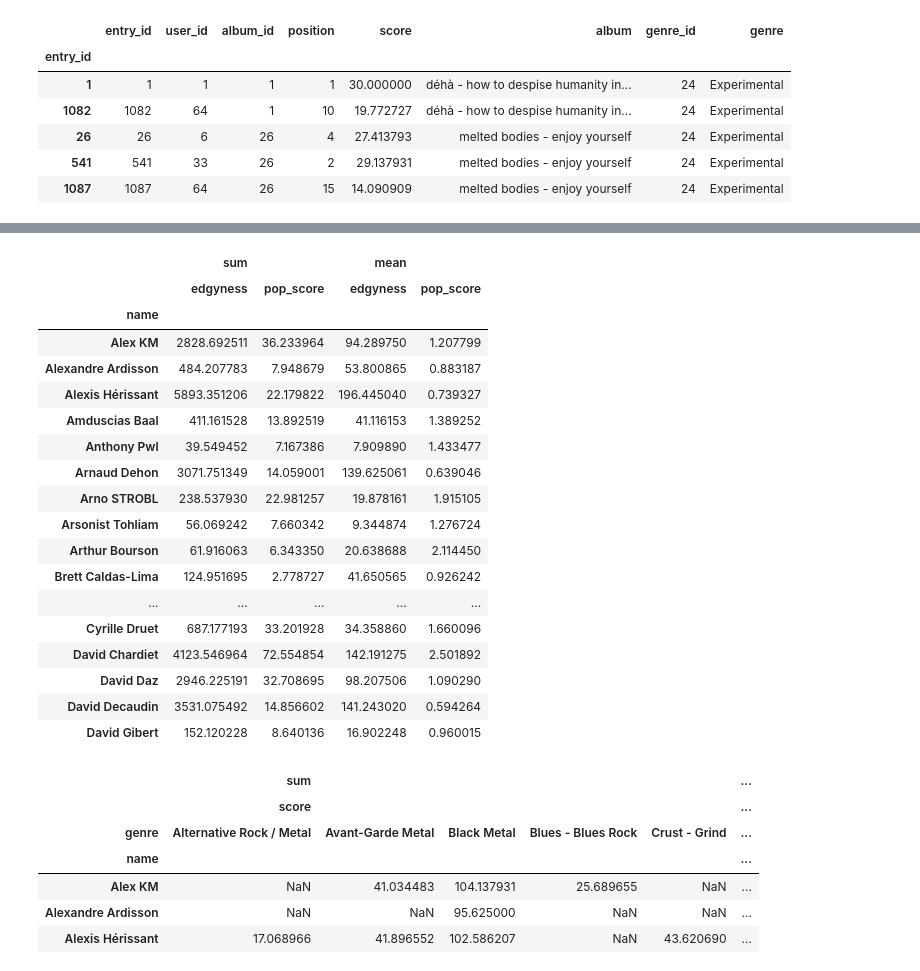
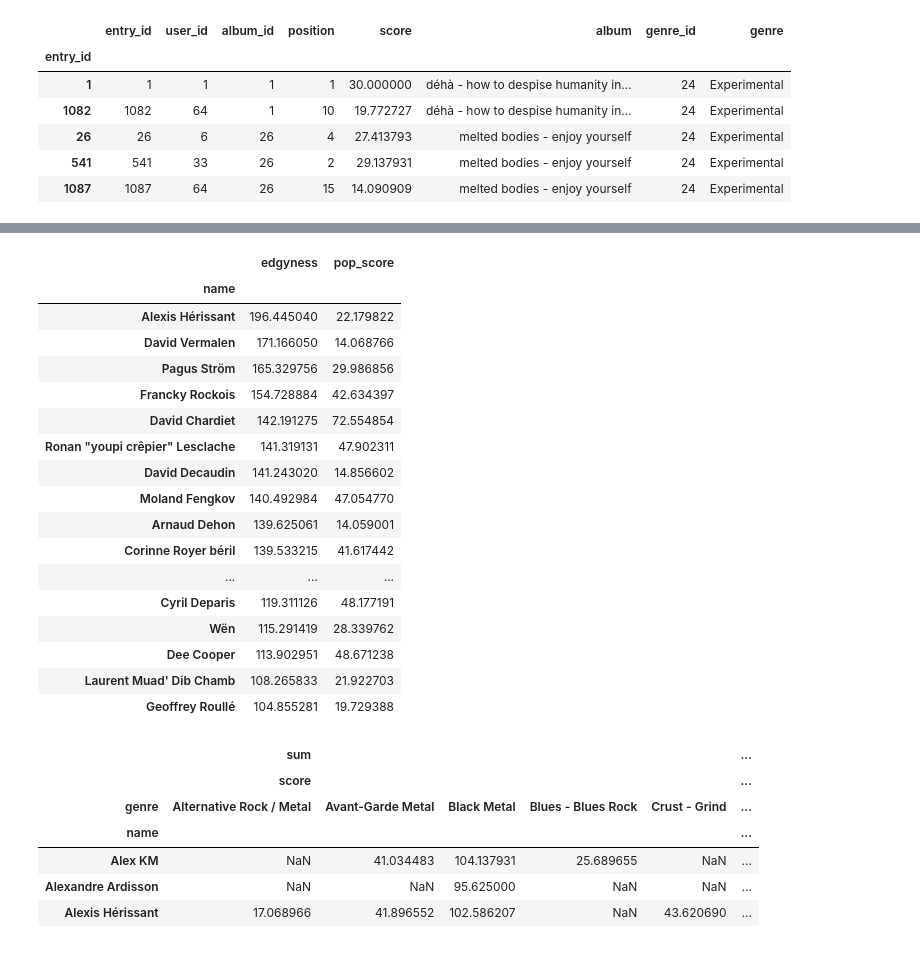
Before and after one commit to plappmachine/riff_top2020, a Jupyter notebook: compute_stats.ipynb, the cells around one changed output, grey strips where cells are left out. Drawn from its saved outputs; the diff is of its cells as text; code cells hidden in the pictures.

```diff
--- a/compute_stats.ipynb
+++ b/compute_stats.ipynb
@@ -115,10 +60,15 @@ entries.head()
 # %%
 def build_album_results(entries):
 
-    album_stats = pd.pivot_table(entries, index = ['genre_id','genre','album_id','album'], values = ['score','position'], aggfunc=['count','sum','mean','min','max'])
+    aggfunc = {
+        'position': ['mean','min','max'],
+        'score': ['count','sum','mean','max','min']
+    }
 
-    album_ranking = album_stats.rank(method='dense',ascending=False)[('sum','score')]
-    album_genre_ranking = album_stats.groupby('genre_id').rank(method='dense',ascending=False)[('sum','score')]
+    album_stats = pd.pivot_table(entries, index = ['genre_id','genre','album_id','album'], values = ['score','position'], aggfunc=aggfunc)
+
+    album_ranking = album_stats.rank(method='dense',ascending=False)[('score','sum')]
+    album_genre_ranking = album_stats.groupby('genre_id').rank(method='dense',ascending=False)[('score','sum')]
 
     album_results = pd.merge(album_stats, album_ranking, left_index=True, right_index=True)
     album_results = pd.merge(album_results, album_genre_ranking, left_index=True, right_index=True)
@@ -225,13 +176,3 @@ full_entries.head()
 | 3 | 1 | Denis Porcin | 3 | jonathan hulten - chants from ano... | 29 | Neofolk - DarkFolk | 4 | 3 | 13.333333 | 43.333333 |
 | 4 | 1 | Denis Porcin | 4 | tomorrow's rain - hollow | 11 | Doom Metal | 4 | 4 | 5.000000 | 32.578370 |
 | 1082 | 64 | Ugo Petropoulos | 1 | déhà - how to despise humanity in... | 24 | Experimental | 23 | 10 | 19.772727 | 49.772727 |
-# %%
-def compute_entry_stats(full_entries):
-
-    full_entries['pop_score'] = full_entries['score'] * full_entries['total_score'] / 1000
-    full_entries['edgyness'] = full_entries['top_size'] / full_entries['pop_score']
-
-    return full_entries
-
-full_entries = compute_entry_stats(full_entries)
-full_entries.head()
@@ -245,0 +179,12 @@ full_entries.head()
+# %%
+def compute_entry_stats(df):
+
+   df['pop_score'] = df['score'] * df['total_score'] / 1000
+   # idea for a future implementation
+   # df['pop_score'] = df['score'] * ( df['total_score'] - df['total_score'].quantile(q=0.666) ) / 1000
+   df['edgyness'] = df['top_size'] / df['pop_score']
+
+   df.sort_values('entry_id', inplace=True)
+
+full_entries = compute_entry_stats(full_entries)
+full_entries.head()
@@ -246,33 +199,39 @@ full_entries.head()
 # %%
 def compute_user_stats(full_entries):
 
     user_genres = pd.pivot_table(full_entries, index=['name'], columns=['genre'], values=['score'], aggfunc=['sum'])
-    user_edgyness = pd.pivot_table(full_entries, index = ['name'], values=['pop_score','edgyness'], aggfunc=['sum','mean'])
+
+    aggfunc = {
+       'pop_score': 'sum',
+       'edgyness': 'mean'
+    }
+    user_edgyness = pd.pivot_table(full_entries, index = ['name'], values=['pop_score','edgyness'], aggfunc=aggfunc)
+
+    user_edgyness.sort_values(('edgyness'), ascending=False, inplace=True)
 
     return user_genres,user_edgyness
 
 user_genres, user_edgyness = compute_user_stats(full_entries)
 user_edgyness.head(20)
 # %% [output]
-|  | sum |  | mean |  |
-|  | edgyness | pop_score | edgyness | pop_score |
-| name |  |  |  |  |
-| Alex KM | 2828.692511 | 36.233964 | 94.289750 | 1.207799 |
-| Alexandre Ardisson | 484.207783 | 7.948679 | 53.800865 | 0.883187 |
-| Alexis Hérissant | 5893.351206 | 22.179822 | 196.445040 | 0.739327 |
-| Amduscias Baal | 411.161528 | 13.892519 | 41.116153 | 1.389252 |
-| Anthony Pwl | 39.549452 | 7.167386 | 7.909890 | 1.433477 |
-| Arnaud Dehon | 3071.751349 | 14.059001 | 139.625061 | 0.639046 |
-| Arno STROBL | 238.537930 | 22.981257 | 19.878161 | 1.915105 |
-| Arsonist Tohliam | 56.069242 | 7.660342 | 9.344874 | 1.276724 |
-| Arthur Bourson | 61.916063 | 6.343350 | 20.638688 | 2.114450 |
-| Brett Caldas-Lima | 124.951695 | 2.778727 | 41.650565 | 0.926242 |
-| ... | ... | ... | ... | ... |
-| Cyrille Druet | 687.177193 | 33.201928 | 34.358860 | 1.660096 |
-| David Chardiet | 4123.546964 | 72.554854 | 142.191275 | 2.501892 |
-| David Daz | 2946.225191 | 32.708695 | 98.207506 | 1.090290 |
-| David Decaudin | 3531.075492 | 14.856602 | 141.243020 | 0.594264 |
-| David Gibert | 152.120228 | 8.640136 | 16.902248 | 0.960015 |
+|  | edgyness | pop_score |
+| name |  |  |
+| Alexis Hérissant | 196.445040 | 22.179822 |
+| David Vermalen | 171.166050 | 14.068766 |
+| Pagus Ström | 165.329756 | 29.986856 |
+| Francky Rockois | 154.728884 | 42.634397 |
+| David Chardiet | 142.191275 | 72.554854 |
+| Ronan "youpi crêpier" Lesclache | 141.319131 | 47.902311 |
+| David Decaudin | 141.243020 | 14.856602 |
+| Moland Fengkov | 140.492984 | 47.054770 |
+| Arnaud Dehon | 139.625061 | 14.059001 |
+| Corinne Royer béril | 139.533215 | 41.617442 |
+| ... | ... | ... |
+| Cyril Deparis | 119.311126 | 48.177191 |
+| Wën | 115.291419 | 28.339762 |
+| Dee Cooper | 113.902951 | 48.671238 |
+| Laurent Muad' Dib Chamb | 108.265833 | 21.922703 |
+| Geoffrey Roullé | 104.855281 | 19.729388 |
 # %%
 user_genres.head(20)
 # %% [output]
```
Also changed, not shown: parts of 8 cells of this notebook, 9 other files.
